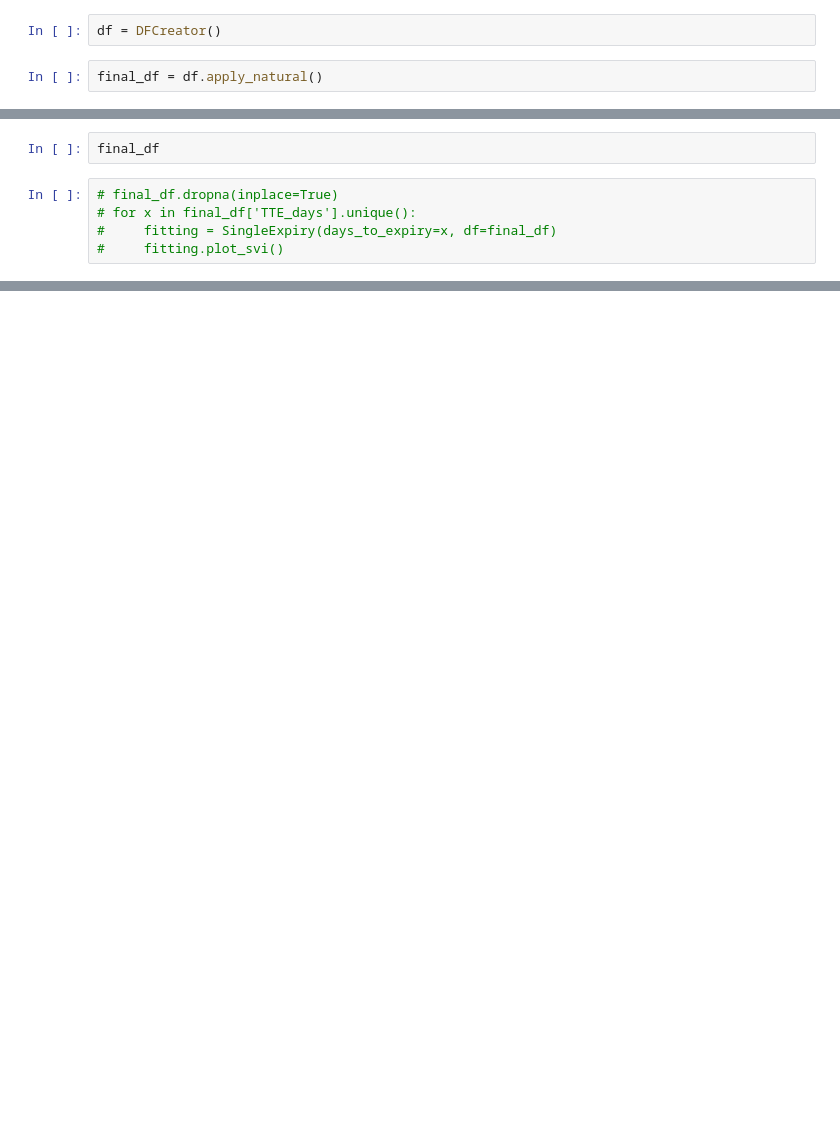
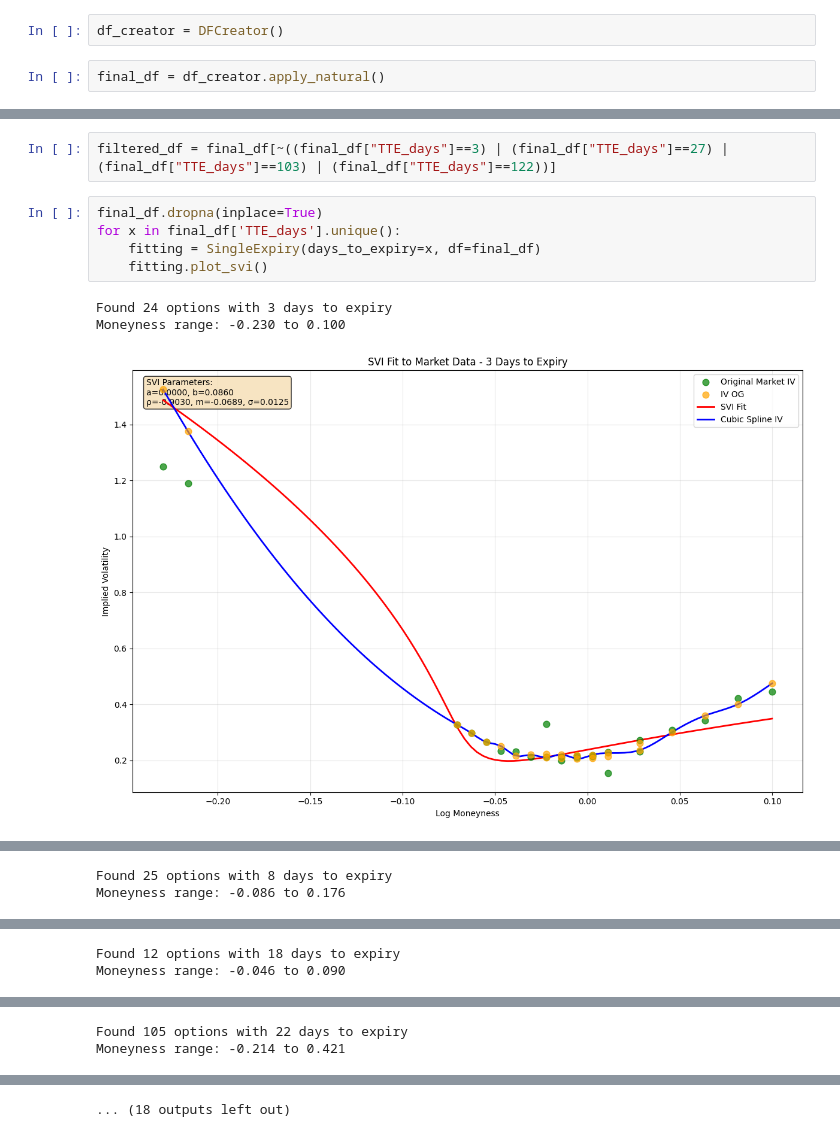
Before and after one commit to pedro-hun/option_monitor2, a Jupyter notebook: scratch/scratch.ipynb, the cells around one changed output, grey strips where cells are left out. Saved outputs shown, nothing was run; the diff lists cells and outputs as text; blank space fills up the shorter version.

```diff
--- a/scratch/scratch.ipynb
+++ b/scratch/scratch.ipynb
@@ -13,4 +25,4 @@ from src.orchestrators.single_expiry_fitting import SingleExpiry
 # %%
-df = DFCreator()
+df_creator = DFCreator()
 # %%
-final_df = df.apply_natural()
+final_df = df_creator.apply_natural()
@@ -17,7 +47,11 @@ final_df = df.apply_natural()
 # %%
-final_df
+filtered_df = final_df[~((final_df["TTE_days"]==3) | (final_df["TTE_days"]==27) | (final_df["TTE_days"]==103) | (final_df["TTE_days"]==122))]
 # %%
-# final_df.dropna(inplace=True)
-# for x in final_df['TTE_days'].unique():
-#     fitting = SingleExpiry(days_to_expiry=x, df=final_df)
-#     fitting.plot_svi()
+final_df.dropna(inplace=True)
+for x in final_df['TTE_days'].unique():
+    fitting = SingleExpiry(days_to_expiry=x, df=final_df)
+    fitting.plot_svi()
+# %% [output]
+Found 24 options with 3 days to expiry
+Moneyness range: -0.230 to 0.100
+[figure, added]
@@ -23,0 +59,2 @@ final_df
+Found 25 options with 8 days to expiry
+Moneyness range: -0.086 to 0.176
@@ -23,0 +63,2 @@ final_df
+Found 12 options with 18 days to expiry
+Moneyness range: -0.046 to 0.090
@@ -23,0 +67,2 @@ final_df
+Found 105 options with 22 days to expiry
+Moneyness range: -0.214 to 0.421
@@ -23,0 +71 @@ final_df
+... (18 outputs left out)
```
Also changed, not shown: parts of 6 cells of this notebook.
